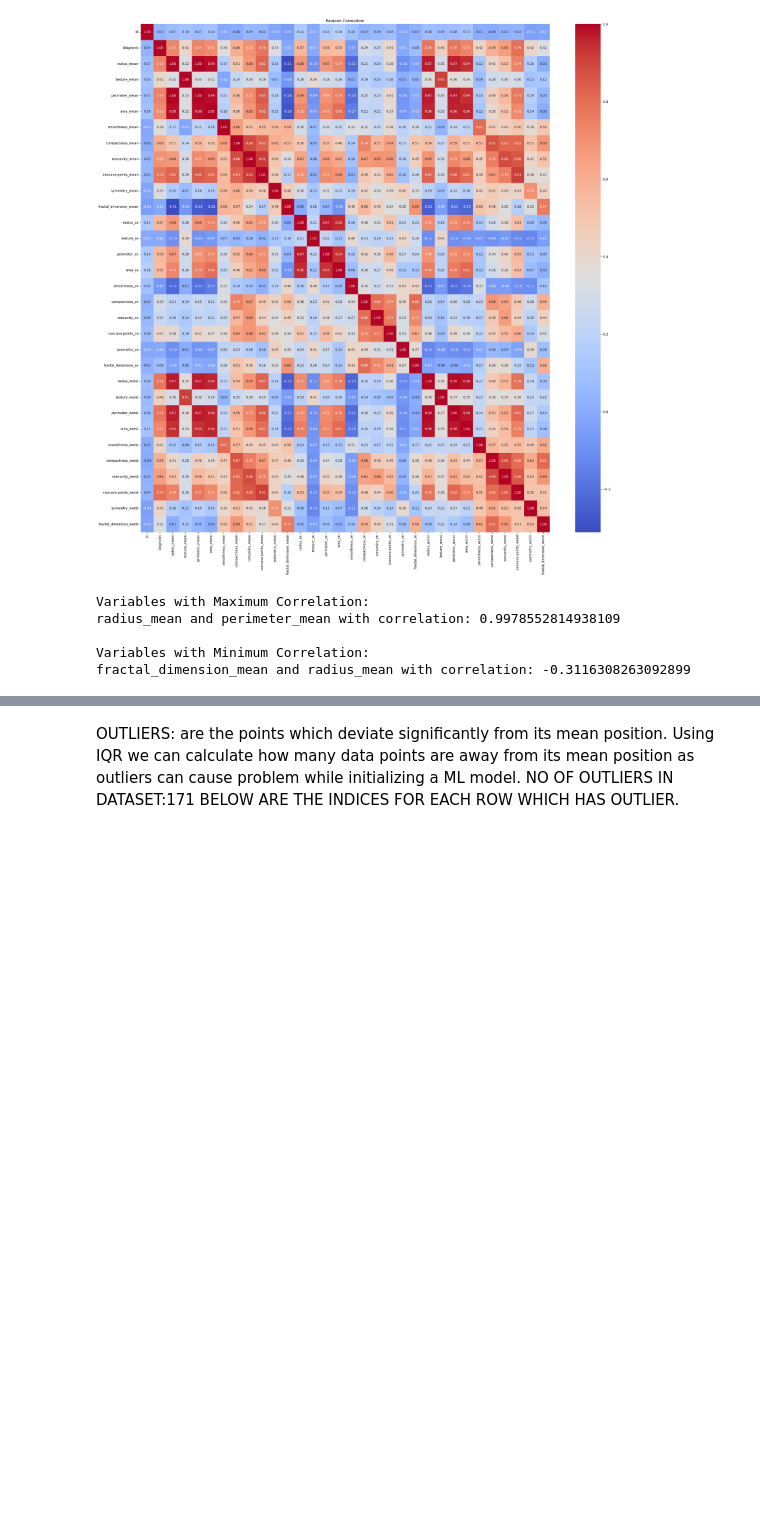
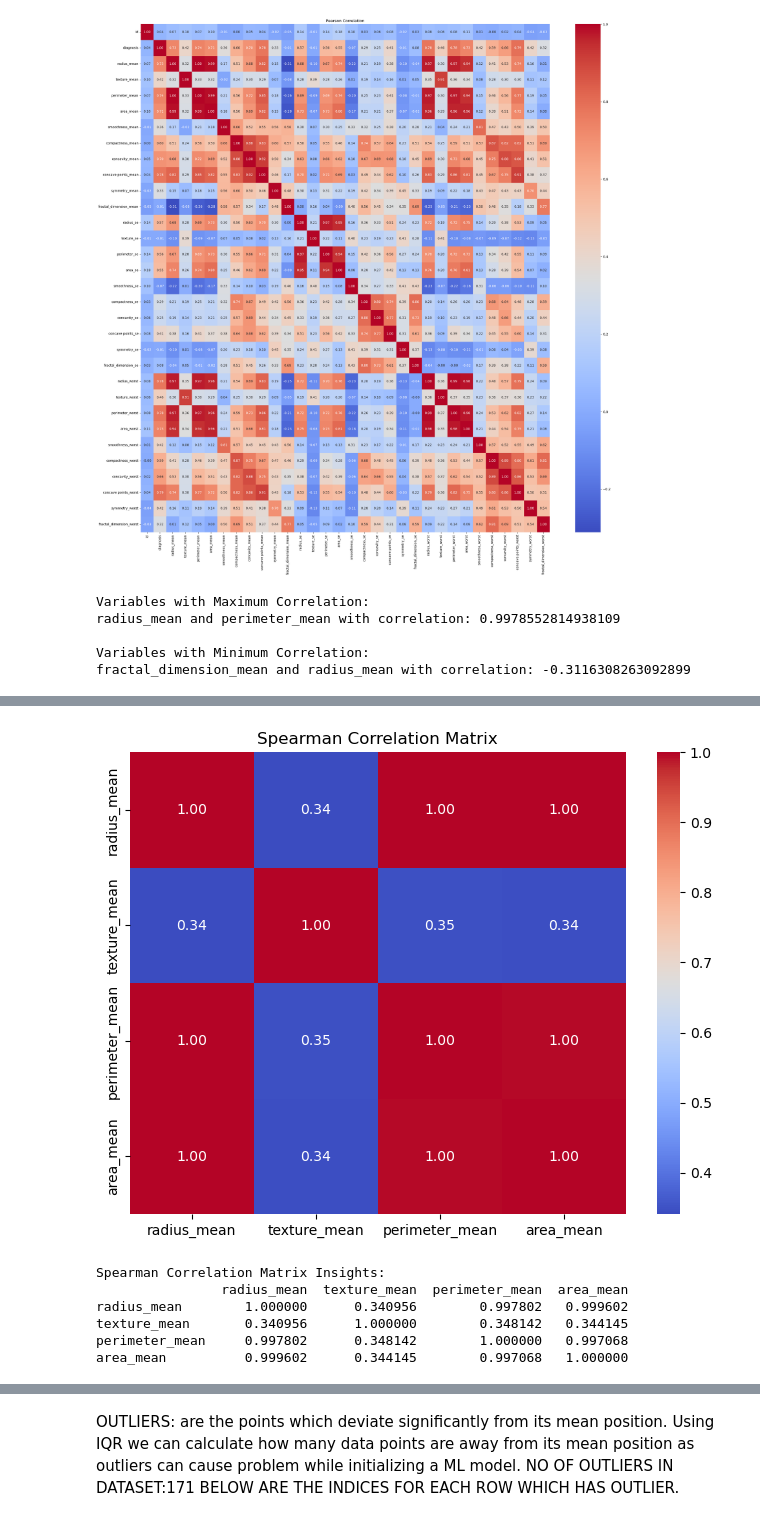
Before and after one commit to SrijanShovit/HealthLearning, a Jupyter notebook: Breast Cancer Prediction/Breast Cancer Prediction (1).ipynb, the cells around one changed output, grey strips where cells are left out. Cells and saved outputs as stored; diff of their text form; code cells hidden in the pictures; blank space fills up the shorter version.

```diff
--- a/Breast Cancer Prediction/Breast Cancer Prediction (3).ipynb
+++ b/Breast Cancer Prediction/Breast Cancer Prediction (1).ipynb
@@ -317,0 +360,21 @@ fractal_dimension_mean and radius_mean with correlation: -0.3116308263092899
+# %%
+# Compute Spearman correlation matrix
+spearman_corr = df[['radius_mean', 'texture_mean', 'perimeter_mean', 'area_mean']].corr(method='spearman')
+
+# Plotting Spearman Correlation Matrix
+plt.figure(figsize=(8, 6))
+sns.heatmap(spearman_corr, annot=True, cmap='coolwarm', fmt=".2f")
+plt.title('Spearman Correlation Matrix')
+plt.show()
+
+# Interpretation
+print("Spearman Correlation Matrix Insights:")
+print(spearman_corr)
+# %% [output]
+[figure, added]
+Spearman Correlation Matrix Insights:
+                radius_mean  texture_mean  perimeter_mean  area_mean
+radius_mean        1.000000      0.340956        0.997802   0.999602
+texture_mean       0.340956      1.000000        0.348142   0.344145
+perimeter_mean     0.997802      0.348142        1.000000   0.997068
+area_mean          0.999602      0.344145        0.997068   1.000000
```
Also changed, not shown: parts of 24 cells of this notebook.
